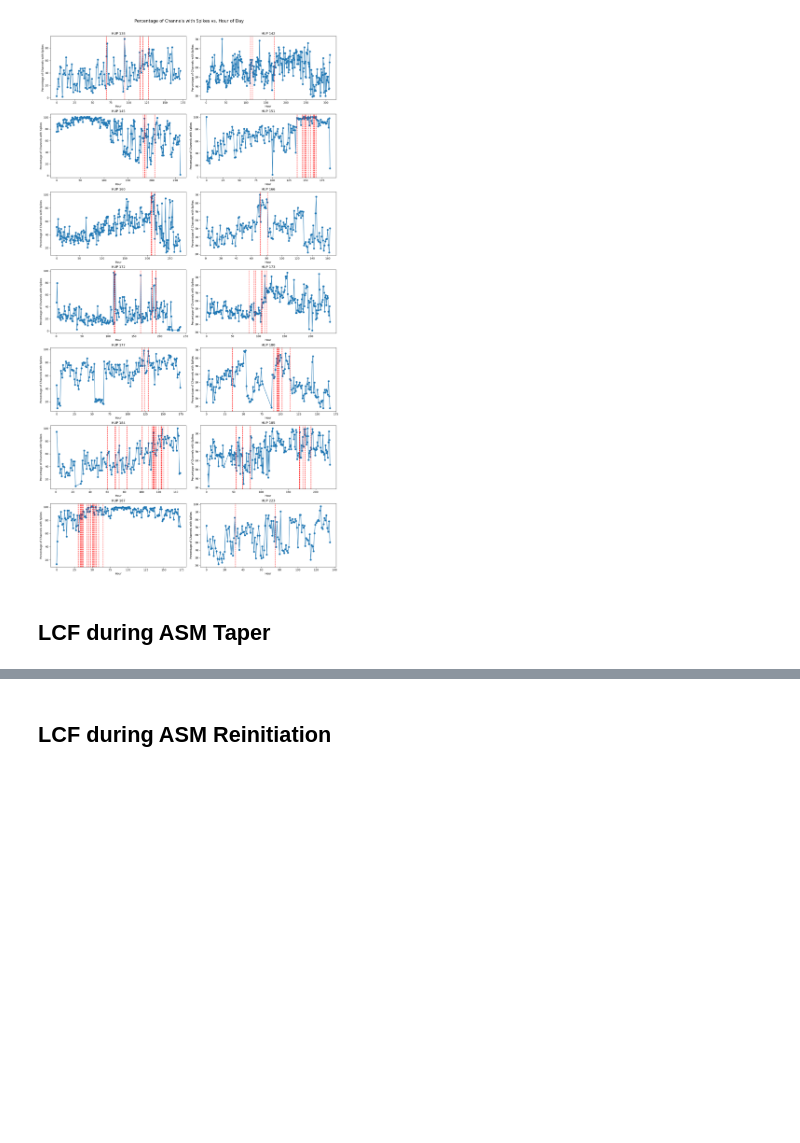
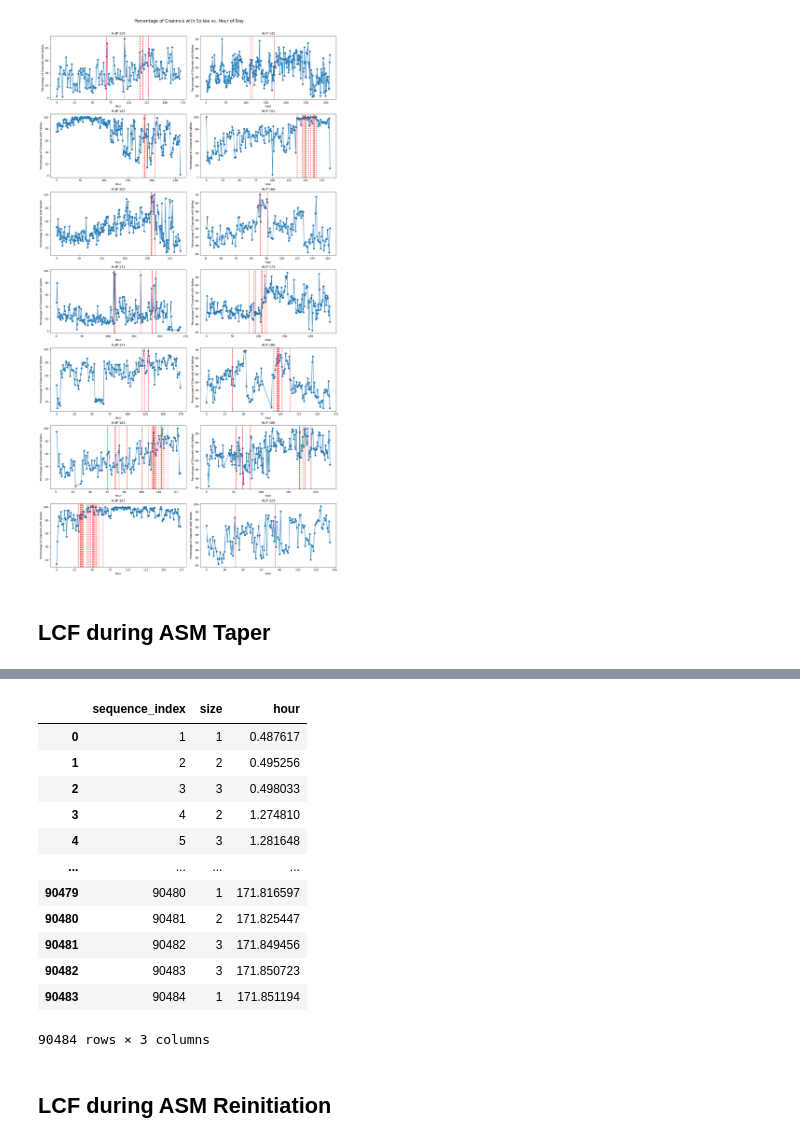
Before and after one commit to devincma/asm_synchrony_paper, a Jupyter notebook: spike_synchrony_asm/cascade_sequence_analysis.ipynb, the cells around one changed output, grey strips where cells are left out. Saved outputs shown, nothing was run; the diff lists cells and outputs as text; code cells hidden in the pictures; blank space fills up the shorter version.

```diff
--- a/spike_synchrony_asm/cascade_sequence_analysis.ipynb
+++ b/spike_synchrony_asm/cascade_sequence_analysis.ipynb
@@ -334,3 +334,25 @@ plt.show()
 [figure]
 # %% [markdown]
 ## LCF during ASM Taper
+# %%
+from scipy.stats.mstats import gmean
+
+
+def compute_branching_factor(cascades_df):
+    # Check if the dataframe is empty
+    if cascades_df.empty:
+        return np.nan
+
+    # Calculate the number of events in each time bin
+    event_counts = cascades_df.groupby("hour")["size"].sum()
+
+    # Calculate the ratio of events in the subsequent bin to the current bin
+    ratios = event_counts.shift(-1) / event_counts
+    ratios = ratios.dropna()  # Drop NaN values
+
+    # Check if ratios is empty after dropping NaN values
+    if ratios.empty:
+        return np.nan
+
+    # Return the geometric mean of the ratios
+    return gmean(ratios)
@@ -418,3 +504,19 @@ HUP 166
+# %%
+cascades_df
+# %% [output]
+|  | sequence_index | size | hour |
+| 0 | 1 | 1 | 0.487617 |
+| 1 | 2 | 2 | 0.495256 |
+| 2 | 3 | 3 | 0.498033 |
+| 3 | 4 | 2 | 1.274810 |
+| 4 | 5 | 3 | 1.281648 |
+| ... | ... | ... | ... |
+| 90479 | 90480 | 1 | 171.816597 |
+| 90480 | 90481 | 2 | 171.825447 |
+| 90481 | 90482 | 3 | 171.849456 |
+| 90482 | 90483 | 3 | 171.850723 |
+| 90483 | 90484 | 1 | 171.851194 |
+90484 rows × 3 columns
 # %% [markdown]
 ## LCF during ASM Reinitiation
 # %%
```
Also changed, not shown: parts of 2 cells of this notebook, 3 other files.
